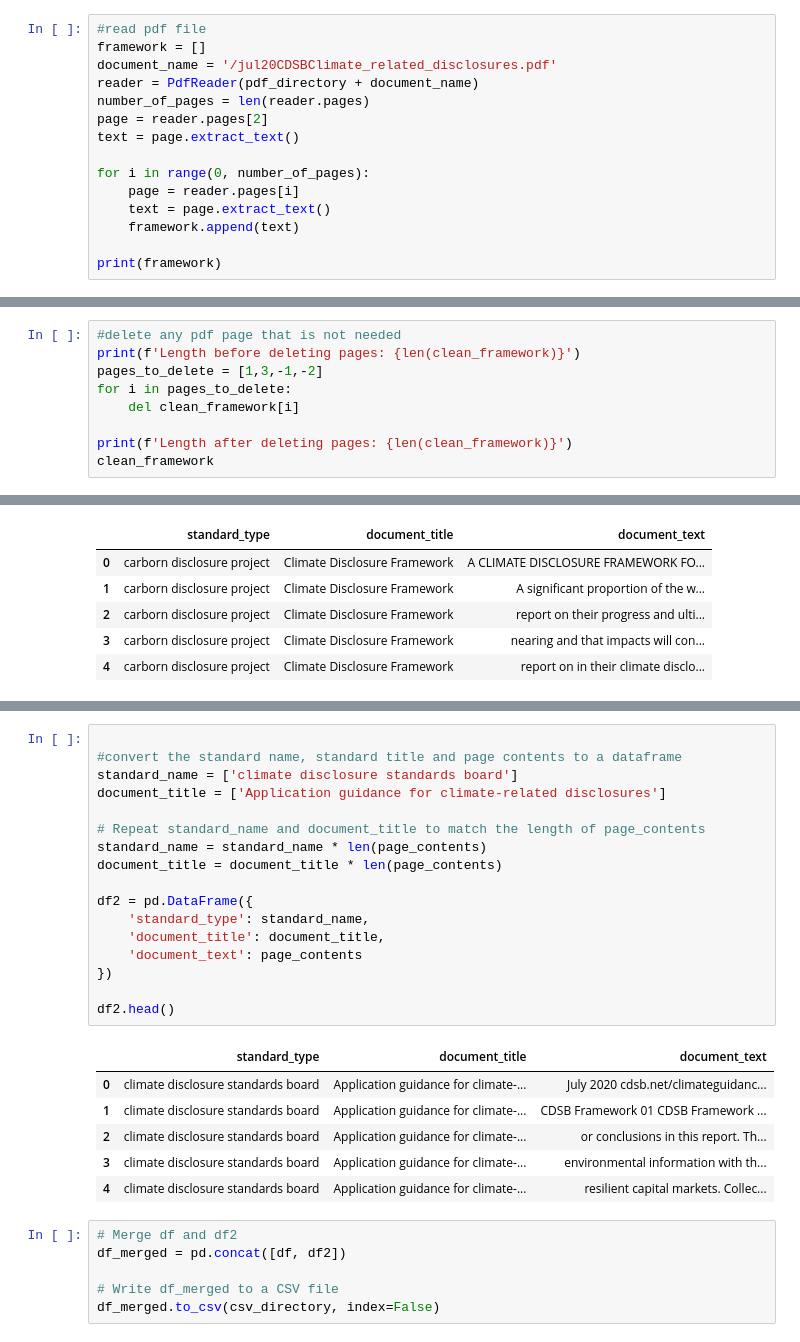
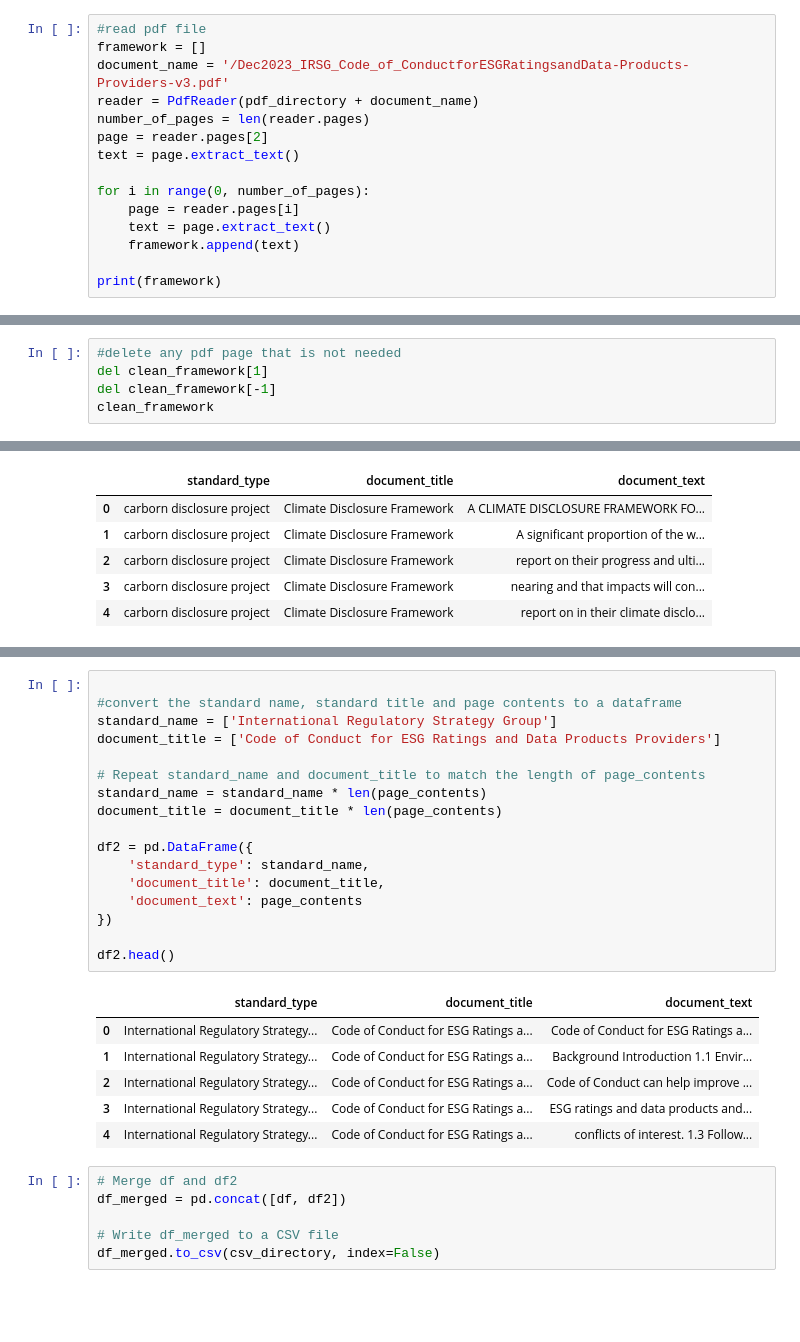
Before and after one commit to Pelumioluwa/Sustainable_Finance_Analyzer, a Jupyter notebook: Data_Processing/NextDataProcessing.ipynb, the cells around one changed output, grey strips where cells are left out. Drawn from its saved outputs; the diff is of its cells as text; blank space fills up the shorter version.

```diff
--- a/Data_Processing/NextDataProcessing.ipynb
+++ b/Data_Processing/NextDataProcessing.ipynb
@@ -21,7 +21,7 @@ csv_directory = '/Users/pelumioluwaabiola/Downloads/Researchwork/CSVfiles/standa
 # %%
 #read pdf file
 framework = []
-document_name = '/jul20CDSBClimate_related_disclosures.pdf'
+document_name = '/Dec2023_IRSG_Code_of_ConductforESGRatingsandData-Products-Providers-v3.pdf'
 reader = PdfReader(pdf_directory + document_name)
 number_of_pages = len(reader.pages)
 page = reader.pages[2]
@@ -82,10 +80,6 @@ clean_framework
 # %%
 #delete any pdf page that is not needed
-print(f'Length before deleting pages: {len(clean_framework)}')
-pages_to_delete = [1,3,-1,-2]
-for i in pages_to_delete:
-    del clean_framework[i]
-
-print(f'Length after deleting pages: {len(clean_framework)}')
+del clean_framework[1]
+del clean_framework[-1]
 clean_framework
 # %% [output]
@@ -180,27 +174,27 @@ df.tail() #view last 5 rows
 # %%
 
 #convert the standard name, standard title and page contents to a dataframe
-standard_name = ['climate disclosure standards board']
-document_title = ['Application guidance for climate-related disclosures']
+standard_name = ['International Regulatory Strategy Group']
+document_title = ['Code of Conduct for ESG Ratings and Data Products Providers']
 
 # Repeat standard_name and document_title to match the length of page_contents
 standard_name = standard_name * len(page_contents)
 document_title = document_title * len(page_contents)
 
 df2 = pd.DataFrame({
     'standard_type': standard_name,
     'document_title': document_title,
     'document_text': page_contents
 })
 
 df2.head()
 # %% [output]
 |  | standard_type | document_title | document_text |
-| 0 | climate disclosure standards board | Application guidance for climate-... | July 2020 cdsb.net/climateguidanc... |
-| 1 | climate disclosure standards board | Application guidance for climate-... | CDSB Framework 01 CDSB Framework ... |
-| 2 | climate disclosure standards board | Application guidance for climate-... | or conclusions in this report. Th... |
-| 3 | climate disclosure standards board | Application guidance for climate-... | environmental information with th... |
-| 4 | climate disclosure standards board | Application guidance for climate-... | resilient capital markets. Collec... |
+| 0 | International Regulatory Strategy... | Code of Conduct for ESG Ratings a... | Code of Conduct for ESG Ratings a... |
+| 1 | International Regulatory Strategy... | Code of Conduct for ESG Ratings a... | Background Introduction 1.1 Envir... |
+| 2 | International Regulatory Strategy... | Code of Conduct for ESG Ratings a... | Code of Conduct can help improve ... |
+| 3 | International Regulatory Strategy... | Code of Conduct for ESG Ratings a... | ESG ratings and data products and... |
+| 4 | International Regulatory Strategy... | Code of Conduct for ESG Ratings a... | conflicts of interest. 1.3 Follow... |
 # %%
 # Merge df and df2
 df_merged = pd.concat([df, df2])
```
Also changed, not shown: parts of 8 cells of this notebook.
